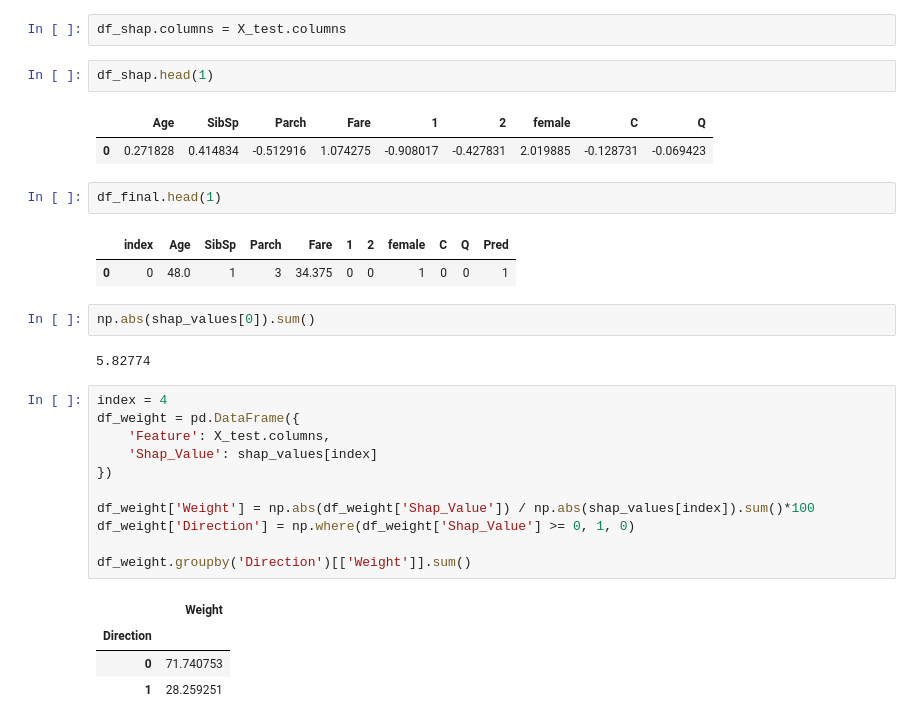
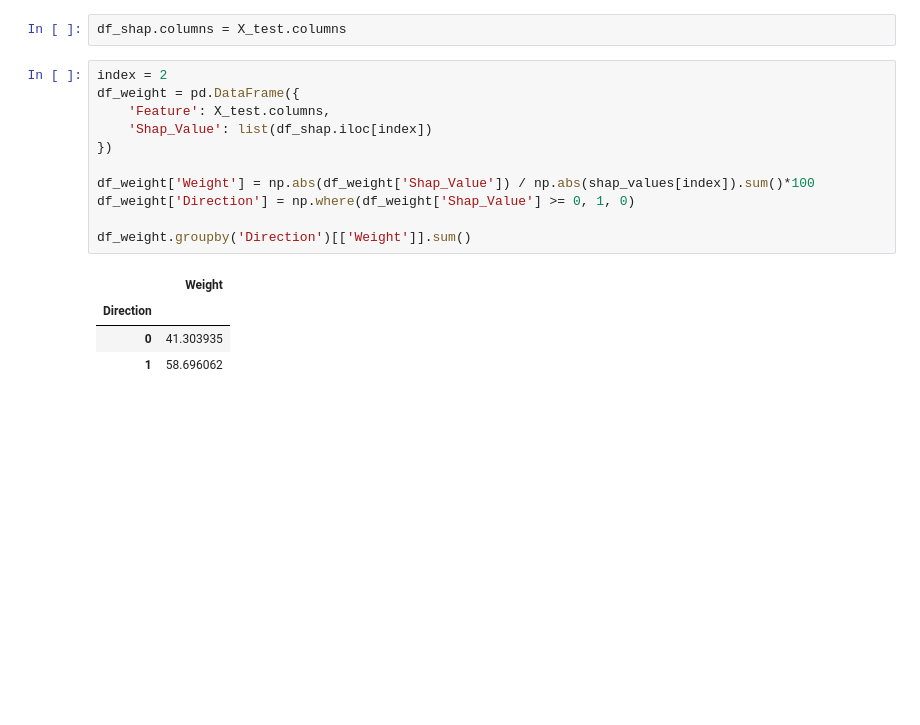
Before and after one commit to JuanFeA98/Machine_Learning, a Jupyter notebook: SHAP Values/Clasificacion.ipynb, the cells around one changed output. Saved outputs shown, nothing was run; the diff lists cells and outputs as text; blank space fills up the shorter version.

Commit message:
SHAP Values classification

```diff
--- a/SHAP Values/Clasificacion.ipynb
+++ b/SHAP Values/Clasificacion.ipynb
@@ -118,34 +132,20 @@ shap.force_plot(explainer.expected_value, shap_values[index], X_test.iloc[index]
 df_shap = pd.DataFrame(shap_values)
 # %%
 df_shap.columns = X_test.columns
-# %%
-df_shap.head(1)
-# %% [output]
-|  | Age | SibSp | Parch | Fare | 1 | 2 | female | C | Q |
-| 0 | 0.271828 | 0.414834 | -0.512916 | 1.074275 | -0.908017 | -0.427831 | 2.019885 | -0.128731 | -0.069423 |
-# %%
-df_final.head(1)
-# %% [output]
-|  | index | Age | SibSp | Parch | Fare | 1 | 2 | female | C | Q | Pred |
-| 0 | 0 | 48.0 | 1 | 3 | 34.375 | 0 | 0 | 1 | 0 | 0 | 1 |
-# %%
-np.abs(shap_values[0]).sum()
-# %% [output]
-5.82774
 # %%
-index = 4
+index = 2
 df_weight = pd.DataFrame({
     'Feature': X_test.columns,
-    'Shap_Value': shap_values[index]
+    'Shap_Value': list(df_shap.iloc[index])
 })
 
 df_weight['Weight'] = np.abs(df_weight['Shap_Value']) / np.abs(shap_values[index]).sum()*100
 df_weight['Direction'] = np.where(df_weight['Shap_Value'] >= 0, 1, 0)
 
 df_weight.groupby('Direction')[['Weight']].sum()
 # %% [output]
 |  | Weight |
 | Direction |  |
-| 0 | 71.740753 |
-| 1 | 28.259251 |
+| 0 | 41.303935 |
+| 1 | 58.696062 |
 # %%
```
Also changed, not shown: parts of 20 cells of this notebook.
